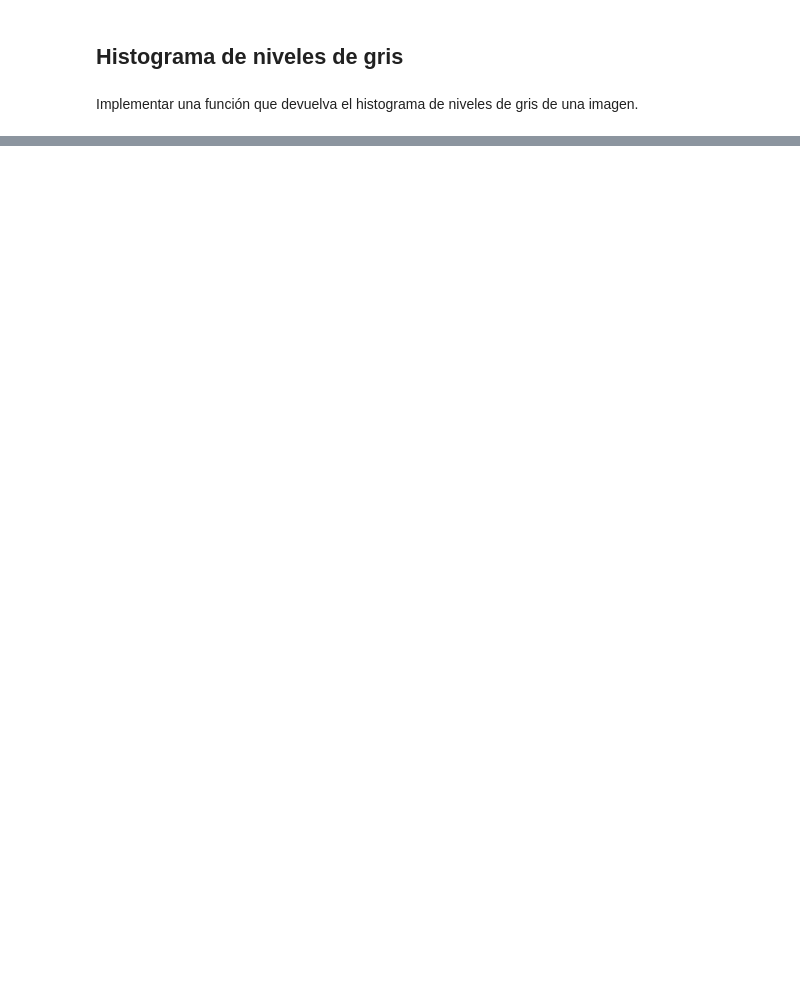
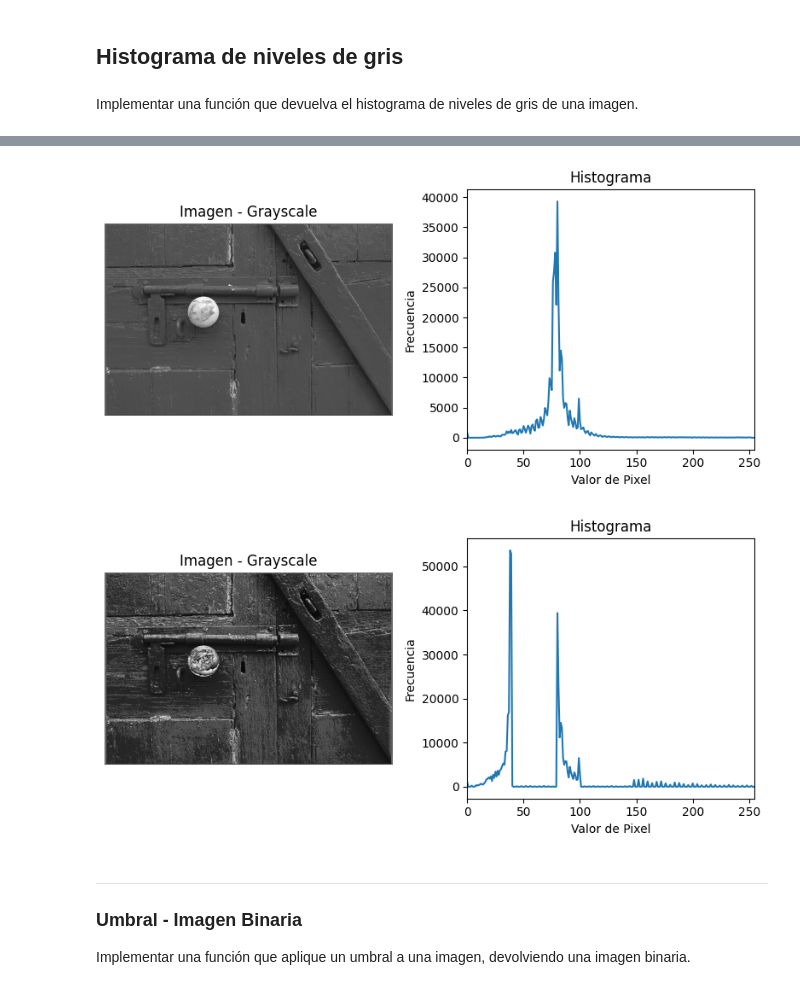
Before and after one commit to ollinurb/elementos-reconocimiento-visual, a Jupyter notebook: practica_1.ipynb, the cells around one changed output, grey strips where cells are left out. Saved outputs shown, nothing was run; the diff lists cells and outputs as text; code cells hidden in the pictures; blank space fills up the shorter version.

```diff
--- a/practica_1.ipynb
+++ b/practica_1.ipynb
@@ -49,0 +119,41 @@ Implementar una función que devuelva el histograma de niveles de gris de una im
+# %%
+def histograma_np(imagen):
+    # Creamos una figura con 2 subplots
+    fig, axs = plt.subplots(1, 2, figsize=(8, 4))
+
+    # Primer subplot: Imagen original (escala de grises)
+    axs[0].imshow(imagen, cmap='gray')  # Imprimimos imagen
+    axs[0].set_title('Imagen - Grayscale')
+    axs[0].axis('scaled')  # Maintain aspect ratio
+    axs[0].axis('off')  # Para ocultar los ticks
+
+    # Segundo subplot: Histograma
+    hist, bin_edges = np.histogram(imagen.ravel(), 256, [0, 255])
+    axs[1].plot(hist)
+    axs[1].set_xlim([0, 255])
+    axs[1].set_title('Histograma')
+    axs[1].set_xlabel('Valor de Pixel')
+    axs[1].set_ylabel('Frecuencia')
+
+    plt.tight_layout()
+    plt.show()
+# %%
+def aumento_contraste(imagen, bajos, altos):
+    imagen_contrastada = imagen.convert("L")
+    imagen_contrastada = np.array(imagen_contrastada)
+    rangos_bajos = imagen_contrastada < bajos
+    rangos_altos = imagen_contrastada > altos
+    imagen_contrastada[rangos_bajos] = imagen_contrastada[rangos_bajos] / 2
+    imagen_contrastada[rangos_altos] = imagen_contrastada[rangos_altos] * 4
+    histograma_np(imagen_contrastada)
+# %%
+histograma(door)
+aumento_contraste(door, 80, 100)
+# %% [output]
+[figure, added]
+[figure, added]
+# %% [markdown]
+---
+### Umbral - Imagen Binaria
+
+Implementar una función que aplique un umbral a una imagen, devolviendo una imagen binaria.
```
Also changed, not shown: parts of 14 cells of this notebook, 1 other file.
